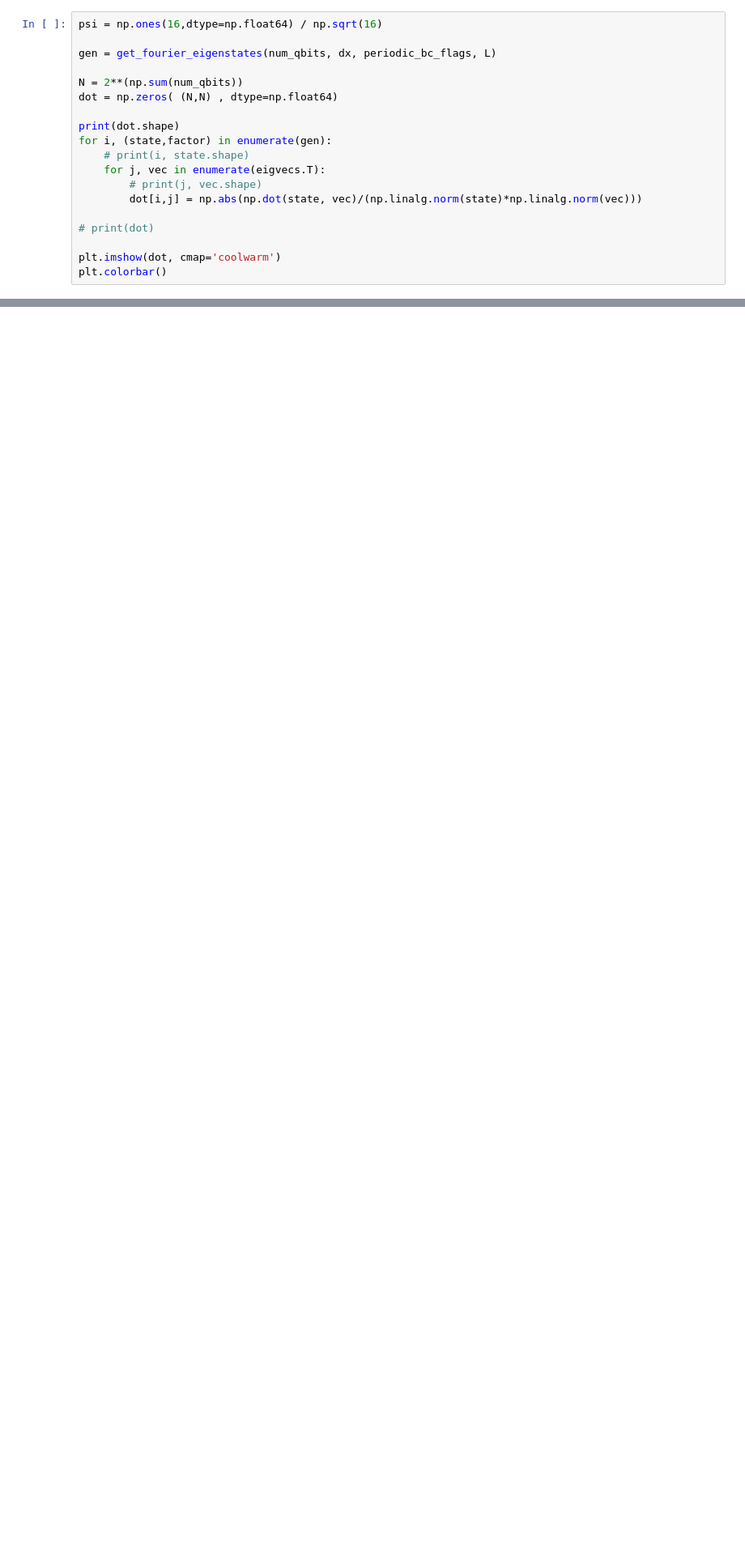
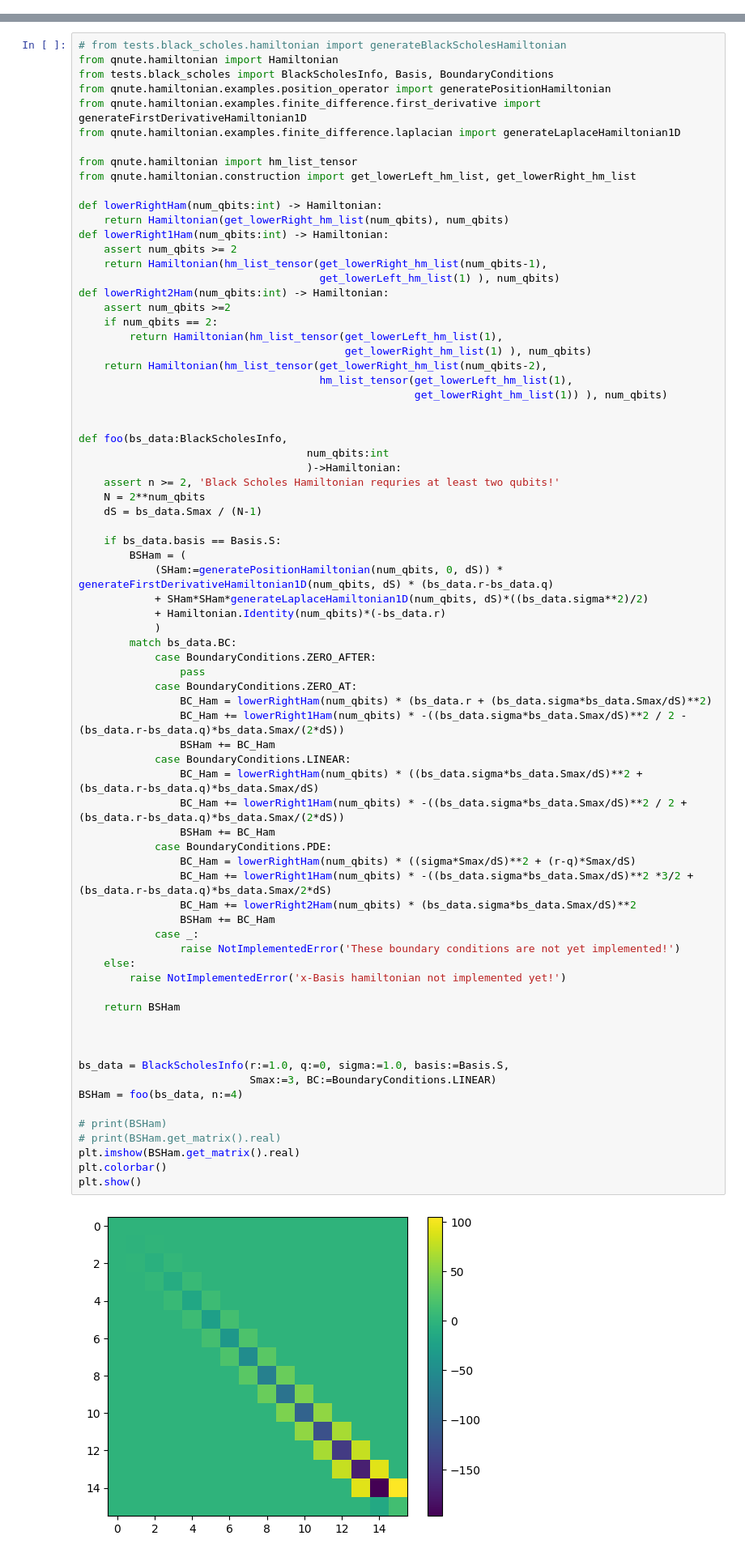
Before and after one commit to KnightShuffler/Quantum-Non-Unitary-Time-Evolution-Public-, a Jupyter notebook: sandbox.ipynb, the cells around one changed output, grey strips where cells are left out. Shown at 81% size. Cells and saved outputs as stored; diff of their text form; blank space fills up the shorter version.

Commit message:
implemented S-basis Black-Scholes Hamiltonian

```diff
--- a/sandbox.ipynb
+++ b/sandbox.ipynb
@@ -684,19 +0,0 @@ L = array([4., 8.])
-# %%
-psi = np.ones(16,dtype=np.float64) / np.sqrt(16)
-
-gen = get_fourier_eigenstates(num_qbits, dx, periodic_bc_flags, L)
-
-N = 2**(np.sum(num_qbits))
-dot = np.zeros( (N,N) , dtype=np.float64)
-
-print(dot.shape)
-for i, (state,factor) in enumerate(gen):
-    # print(i, state.shape)
-    for j, vec in enumerate(eigvecs.T):
-        # print(j, vec.shape)
-        dot[i,j] = np.abs(np.dot(state, vec)/(np.linalg.norm(state)*np.linalg.norm(vec)))
-
-# print(dot)
-
-plt.imshow(dot, cmap='coolwarm')
-plt.colorbar()
@@ -835,0 +9,76 @@ factor
+# %%
+# from tests.black_scholes.hamiltonian import generateBlackScholesHamiltonian
+from qnute.hamiltonian import Hamiltonian
+from tests.black_scholes import BlackScholesInfo, Basis, BoundaryConditions
+from qnute.hamiltonian.examples.position_operator import generatePositionHamiltonian
+from qnute.hamiltonian.examples.finite_difference.first_derivative import generateFirstDerivativeHamiltonian1D
+from qnute.hamiltonian.examples.finite_difference.laplacian import generateLaplaceHamiltonian1D
+
+from qnute.hamiltonian import hm_list_tensor
+from qnute.hamiltonian.construction import get_lowerLeft_hm_list, get_lowerRight_hm_list
+
+def lowerRightHam(num_qbits:int) -> Hamiltonian:
+    return Hamiltonian(get_lowerRight_hm_list(num_qbits), num_qbits)
+def lowerRight1Ham(num_qbits:int) -> Hamiltonian:
+    assert num_qbits >= 2
+    return Hamiltonian(hm_list_tensor(get_lowerRight_hm_list(num_qbits-1),
+                                      get_lowerLeft_hm_list(1) ), num_qbits)
+def lowerRight2Ham(num_qbits:int) -> Hamiltonian:
+    assert num_qbits >=2
+    if num_qbits == 2:
+        return Hamiltonian(hm_list_tensor(get_lowerLeft_hm_list(1),
+                                          get_lowerRight_hm_list(1) ), num_qbits)
+    return Hamiltonian(hm_list_tensor(get_lowerRight_hm_list(num_qbits-2),
+                                      hm_list_tensor(get_lowerLeft_hm_list(1),
+                                                     get_lowerRight_hm_list(1)) ), num_qbits)
+
+
+def foo(bs_data:BlackScholesInfo,
+                                    num_qbits:int
+                                    )->Hamiltonian:
+    assert n >= 2, 'Black Scholes Hamiltonian requries at least two qubits!'
+    N = 2**num_qbits
+    dS = bs_data.Smax / (N-1)
+
+    if bs_data.basis == Basis.S:
+        BSHam = (
+            (SHam:=generatePositionHamiltonian(num_qbits, 0, dS)) * generateFirstDerivativeHamiltonian1D(num_qbits, dS) * (bs_data.r-bs_data.q)
+            + SHam*SHam*generateLaplaceHamiltonian1D(num_qbits, dS)*((bs_data.sigma**2)/2)
+            + Hamiltonian.Identity(num_qbits)*(-bs_data.r)
+            )
+        match bs_data.BC:
+            case BoundaryConditions.ZERO_AFTER:
+                pass
+            case BoundaryConditions.ZERO_AT:
+                BC_Ham = lowerRightHam(num_qbits) * (bs_data.r + (bs_data.sigma*bs_data.Smax/dS)**2)
+                BC_Ham += lowerRight1Ham(num_qbits) * -((bs_data.sigma*bs_data.Smax/dS)**2 / 2 - (bs_data.r-bs_data.q)*bs_data.Smax/(2*dS))
+                BSHam += BC_Ham
+            case BoundaryConditions.LINEAR:
+                BC_Ham = lowerRightHam(num_qbits) * ((bs_data.sigma*bs_data.Smax/dS)**2 + (bs_data.r-bs_data.q)*bs_data.Smax/dS)
+                BC_Ham += lowerRight1Ham(num_qbits) * -((bs_data.sigma*bs_data.Smax/dS)**2 / 2 + (bs_data.r-bs_data.q)*bs_data.Smax/(2*dS))
+                BSHam += BC_Ham
+            case BoundaryConditions.PDE:
+                BC_Ham = lowerRightHam(num_qbits) * ((sigma*Smax/dS)**2 + (r-q)*Smax/dS)
+                BC_Ham += lowerRight1Ham(num_qbits) * -((bs_data.sigma*bs_data.Smax/dS)**2 *3/2 + (bs_data.r-bs_data.q)*bs_data.Smax/2*dS)
+                BC_Ham += lowerRight2Ham(num_qbits) * (bs_data.sigma*bs_data.Smax/dS)**2
+                BSHam += BC_Ham
+            case _:
+                raise NotImplementedError('These boundary conditions are not yet implemented!')
+    else:
+        raise NotImplementedError('x-Basis hamiltonian not implemented yet!')
+
+    return BSHam
+
+
+
+bs_data = BlackScholesInfo(r:=1.0, q:=0, sigma:=1.0, basis:=Basis.S,
+                           Smax:=3, BC:=BoundaryConditions.LINEAR)
+BSHam = foo(bs_data, n:=4)
+
+# print(BSHam)
+# print(BSHam.get_matrix().real)
+plt.imshow(BSHam.get_matrix().real)
+plt.colorbar()
+plt.show()
+# %% [output]
+[figure, added]
```
Also changed, not shown: parts of 42 cells of this notebook, 4 other files.
